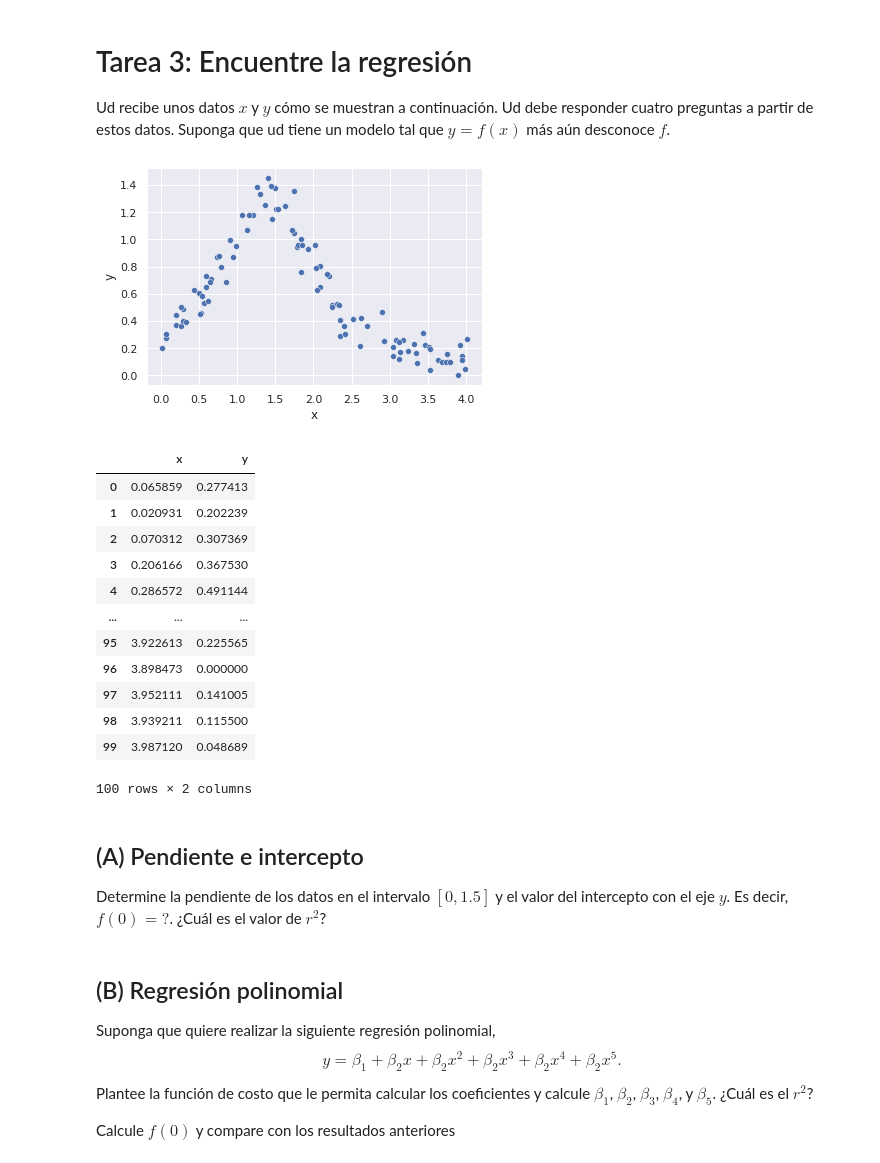
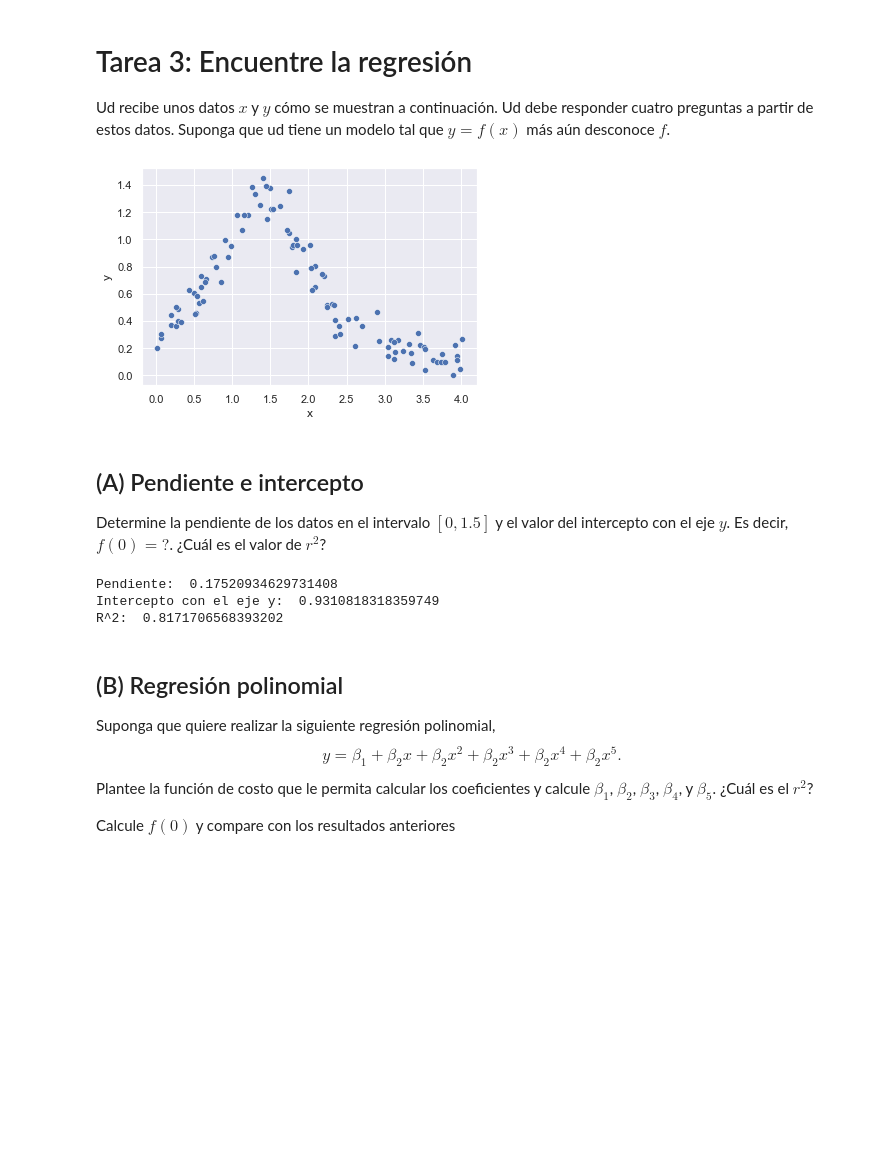
Before and after one commit to jpmallarino/FISI2028-202120, a Jupyter notebook: ejercicios/tarea3y4/tarea3y4.ipynb, the cells around one changed output. Cells and saved outputs as stored; diff of their text form; code cells hidden in the pictures; blank space fills up the shorter version.

```diff
--- a/ejercicios/tarea3y4/tarea3y4.ipynb
+++ b/ejercicios/tarea3y4/tarea3y4.ipynb
@@ -17,20 +17,6 @@ Ud recibe unos datos $x$ y $y$ cómo se muestran a continuación. Ud debe respon
 # %%
 df = pd.read_pickle('ex1.gz')
 sns.scatterplot(x='x',y='y',data=df)
 plt.show()
-df
 # %% [output]
-[figure, old version]
+[figure, new version]
-|  | x | y |
-| 0 | 0.065859 | 0.277413 |
-| 1 | 0.020931 | 0.202239 |
-| 2 | 0.070312 | 0.307369 |
-| 3 | 0.206166 | 0.367530 |
-| 4 | 0.286572 | 0.491144 |
-| ... | ... | ... |
-| 95 | 3.922613 | 0.225565 |
-| 96 | 3.898473 | 0.000000 |
-| 97 | 3.952111 | 0.141005 |
-| 98 | 3.939211 | 0.115500 |
-| 99 | 3.987120 | 0.048689 |
-100 rows × 2 columns
@@ -37,6 +27,20 @@ df
 # %% [markdown]
 ## (A) Pendiente e intercepto
 Determine la pendiente de los datos en el intervalo $[0,1.5]$ y el valor del intercepto con el eje $y$. Es decir, $f(0)=?$. ¿Cuál es el valor de $r^2$?
+# %%
+df_1 = sp.stats.linregress(df)
+from sklearn.metrics import r2_score
+pendiente = df_1.slope*-1
+r2 = (r2_score(X, Y) +1) *-1
+
+
+print("Pendiente: ", pendiente)
+print("Intercepto con el eje y: ",df_1.intercept)
+print("R^2: ", r2)
+# %% [output]
+Pendiente:  0.17520934629731408
+Intercepto con el eje y:  0.9310818318359749
+R^2:  0.8171706568393202
 # %% [markdown]
 ## (B) Regresión polinomial
 Suponga que quiere realizar la siguiente regresión polinomial,
```
Also changed, not shown: parts of 4 cells of this notebook, 2 other files.
